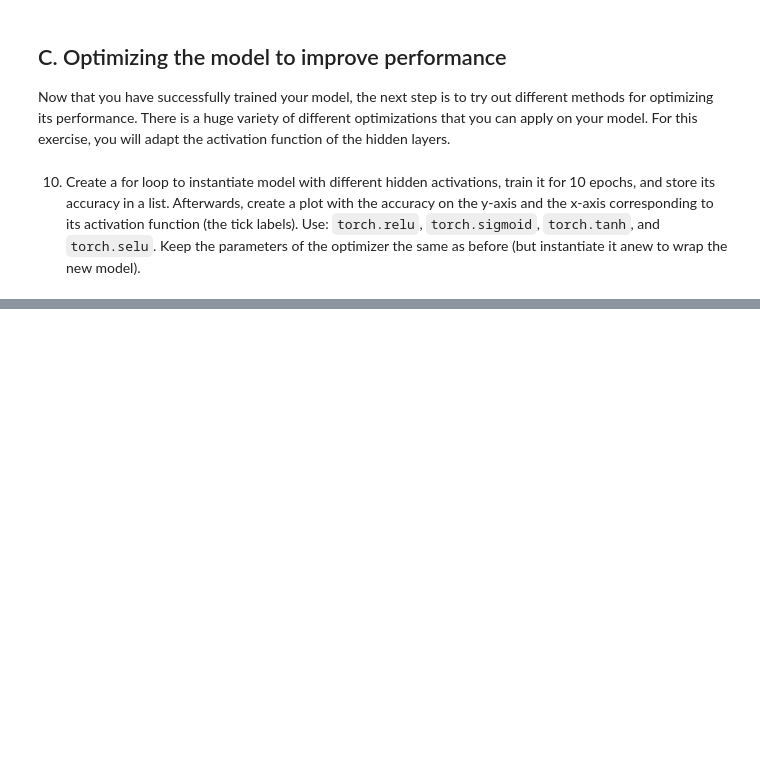
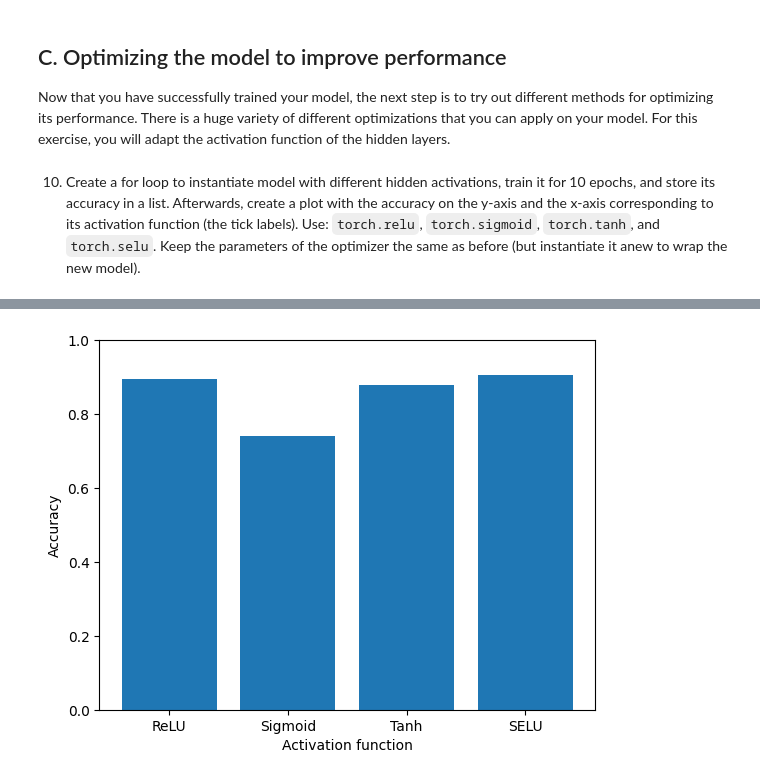
Before and after one commit to JoernStoehler/uni-deeplearning, a Jupyter notebook: D3_Joern_Stoehler.ipynb, the cells around one changed output, grey strips where cells are left out. Cells and saved outputs as stored; diff of their text form; code cells hidden in the pictures; blank space fills up the shorter version.

```diff
--- a/D3_Joern_Stoehler.ipynb
+++ b/D3_Joern_Stoehler.ipynb
@@ -143,5 +194,7 @@ print(test_dataset)
 # %% [markdown]
 6. Instantiate a feed-forward neural network using your model. Use a `torch.sigmoid` hidden activation. Do not forget to transfer it to device afterwards. Hint: see the output of the given data loading cell for the correct input and output sizes.
+# %%
+model = MyFeedforwardNN(784, 10, torch.sigmoid).to(device)
 # %% [markdown]
 7. Fill in the following function to run the model over all data and store the predictions in the given tensors. This is the function you will later use to evaluate your model.
 # %%
@@ -166,9 +219,17 @@ def inference_model(
         torch.Tensor: ground truth labels
     """
     model.eval()
-    logits = torch.zeros((len(loader.dataset), len(loader.dataset.classes)))
-    labels = torch.zeros((len(loader.dataset)))
-    raise NotImplementedError
+    logits = torch.zeros((len(loader.dataset), len(loader.dataset.classes)), device=device)
+    labels = torch.zeros((len(loader.dataset)), dtype=torch.int64, device=device)
+
+    for i, (x, y) in enumerate(loader):
+        x = x.to(device)
+        y = y.to(device)
+        y_hat = model(x)
+        logits[i*loader.batch_size:(i+1)*loader.batch_size] = y_hat
+        labels[i*loader.batch_size:(i+1)*loader.batch_size] = y
+
+    return logits, labels
 
 logits, labels = inference_model(model, test_loader, device)
 # %% [markdown]
@@ -184,6 +245,6 @@ def get_accuracy(labels, logits):
     Returns:
         torch.Tensor: single accuracy value
     """
-    raise NotImplementedError
+    return torch.mean((torch.argmax(logits, dim=1) == labels).float()).item()
 
 get_accuracy(labels, logits)
@@ -256,3 +355,19 @@ def train_and_evaluate(
 Now that you have successfully trained your model, the next step is to try out different methods for optimizing its performance. There is a huge variety of different optimizations that you can apply on your model. For this exercise, you will adapt the activation function of the hidden layers.
 # %% [markdown]
 10. Create a for loop to instantiate model with different hidden activations, train it for 10 epochs, and store its accuracy in a list. Afterwards, create a plot with the accuracy on the y-axis and the x-axis corresponding to its activation function (the tick labels). Use: `torch.relu`, `torch.sigmoid`, `torch.tanh`, and `torch.selu`. Keep the parameters of the optimizer the same as before (but instantiate it anew to wrap the new model).
+# %%
+# 10. Create a for loop to instantiate model with different hidden activations, train it for 10 epochs, and store its accuracy in a list. Afterwards, create a plot with the accuracy on the y-axis and the x-axis corresponding to its activation function (the tick labels). Use: `torch.relu`, `torch.sigmoid`, `torch.tanh`, and `torch.selu`. Keep the parameters of the optimizer the same as before (but instantiate it anew to wrap the new model).
+
+activations = [torch.relu, torch.sigmoid, torch.tanh, torch.selu]
+names = ["ReLU", "Sigmoid", "Tanh", "SELU"]
+accuracies = []
+
+for i in range(len(activations)):
+    activation = activations[i]
+    name = names[i]
+    print(f'Training model with {name} activation')
+    model = MyFeedforwardNN(784, 10, activation).to(device)
+    optimizer = torch.optim.SGD(model.parameters(), lr=0.001)
+    loss_function = torch.nn.CrossEntropyLoss()
+    accuracy = train_and_evaluate(model, loss_function, optimizer, train_loader, test_loader, 10, device, True)
+    accuracies.append(accuracy)
@@ -258,0 +393,8 @@ Now that you have successfully trained your model, the next step is to try out d
+# %%
+plt.bar(names, accuracies)
+plt.ylabel('Accuracy')
+plt.ylim(0.0, 1.0)
+plt.xlabel('Activation function')
+plt.show()
+# %% [output]
+[figure, added]
```
Also changed, not shown: parts of 11 cells of this notebook, 1 other file.
